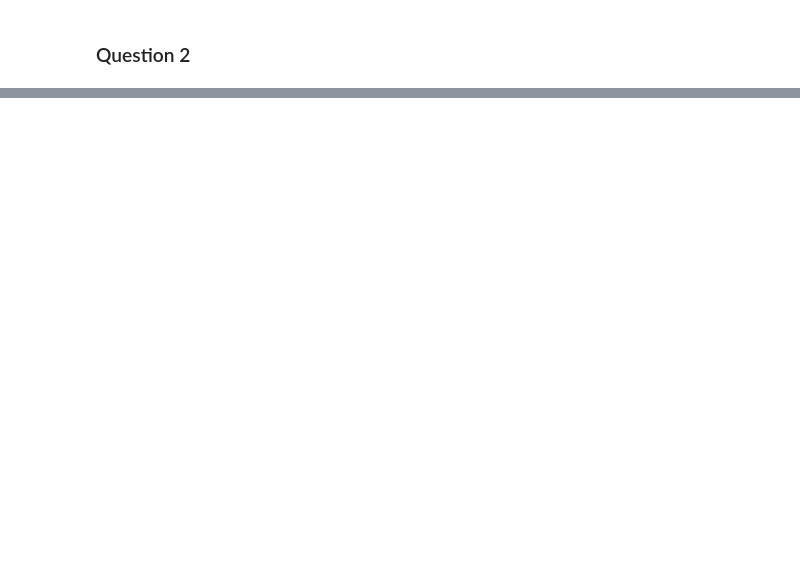
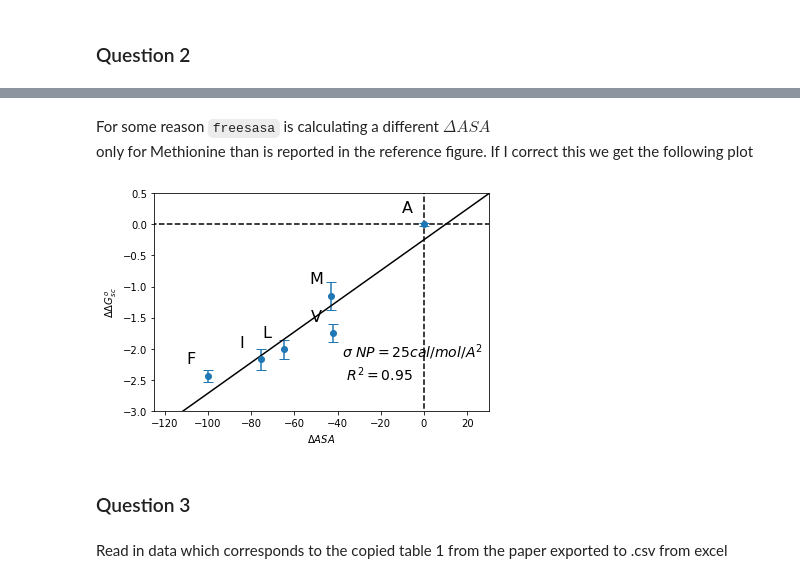
Before and after one commit to benf549/Advanced-Seminar-In-Membrane-Protein-Structure-Function-Pharmacology, a Jupyter notebook: FRY_HW_03.ipynb, the cells around one changed output, grey strips where cells are left out. Drawn from its saved outputs; the diff is of its cells as text; code cells hidden in the pictures; blank space fills up the shorter version.

```diff
--- a/FRY_HW_03.ipynb
+++ b/FRY_HW_03.ipynb
@@ -56,0 +171,34 @@ plt.show()
+# %% [markdown]
+For some reason `freesasa` is calculating a different $\Delta ASA$ <br>
+only for Methionine than is reported in the reference figure. If I correct this we get the following plot
+# %%
+delta_np_sasas_corrected = [x for x in delta_np_sasas]
+delta_np_sasas_corrected[4] = -43 #Approximate from reference figure
+
+result = stats.linregress(delta_np_sasas_corrected, deltaGs)
+slope = result[0]
+intercept = result[1]
+rval = result[2]
+
+xs = np.linspace(-130, 30, 1000)
+linear_fit = lambda x: slope*x + intercept
+ys = linear_fit(xs)
+
+plt.errorbar(delta_np_sasas_corrected, deltaGs, yerr=deltaGs_err, fmt='o', capsize=5)
+yoffset = 0.2
+xoffset = -10
+for idx, label in enumerate(labels):
+    plt.text(delta_np_sasas_corrected[idx]+xoffset, deltaGs[idx]+yoffset, label, fontsize=16)
+plt.vlines(0, -10, 10, linestyles='dashed')
+plt.hlines(0, -130, 40, linestyles='dashed')
+plt.axis([-125, 30, -3, 0.5])
+plt.plot(xs, ys, 'k')
+plt.xlabel("$\Delta ASA$")
+plt.ylabel("$\Delta \Delta G^o _{sc}$")
+plt.text(-38, -2.5, f"$\sigma \ NP = {slope*1000:0.0f} cal/mol/A^2$\n $R^2 = {rval:0.2}$", fontsize=14);
+# %% [output]
+[figure, added]
+# %% [markdown]
+### Question 3
+# %% [markdown]
+Read in data which corresponds to the copied table 1 from the paper exported to .csv from excel
```
Also changed, not shown: parts of 35 cells of this notebook.
